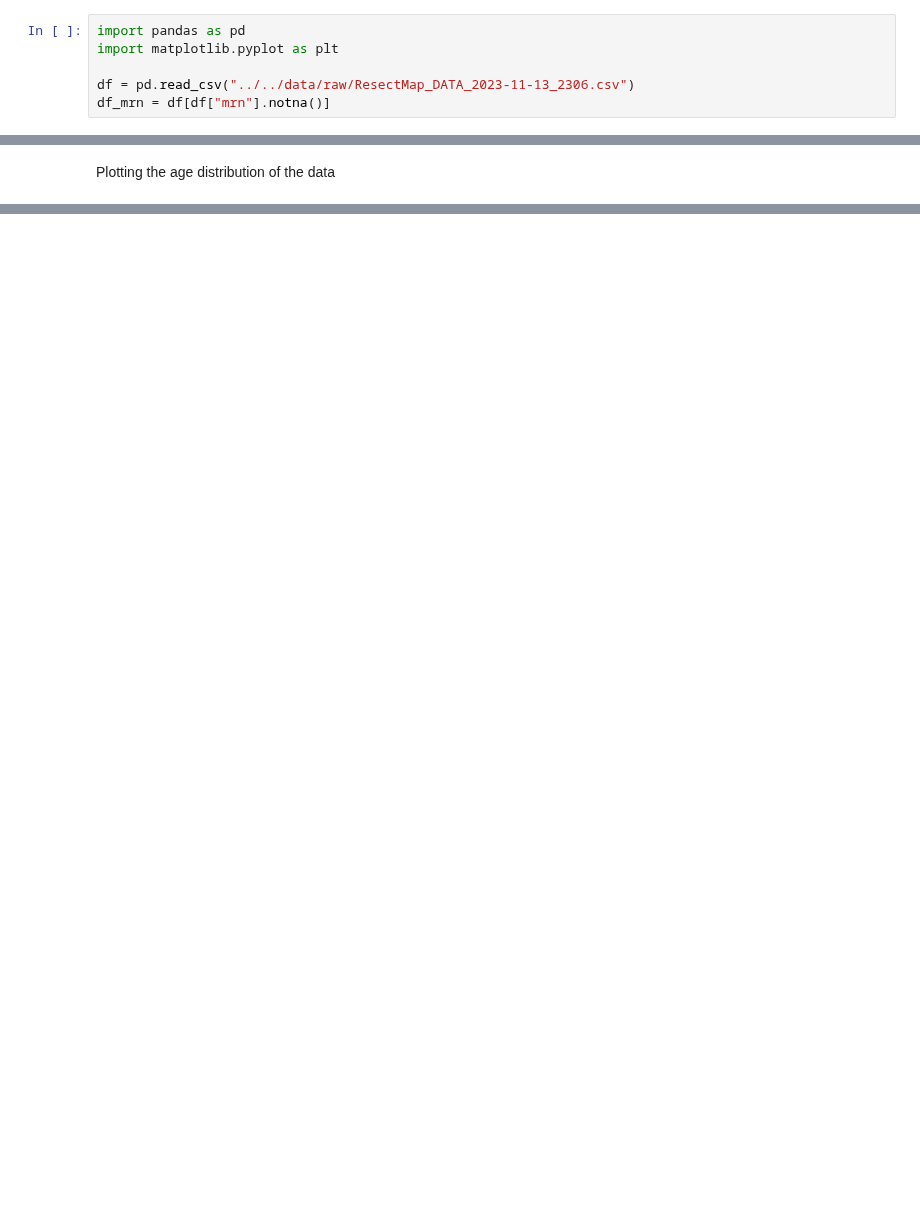
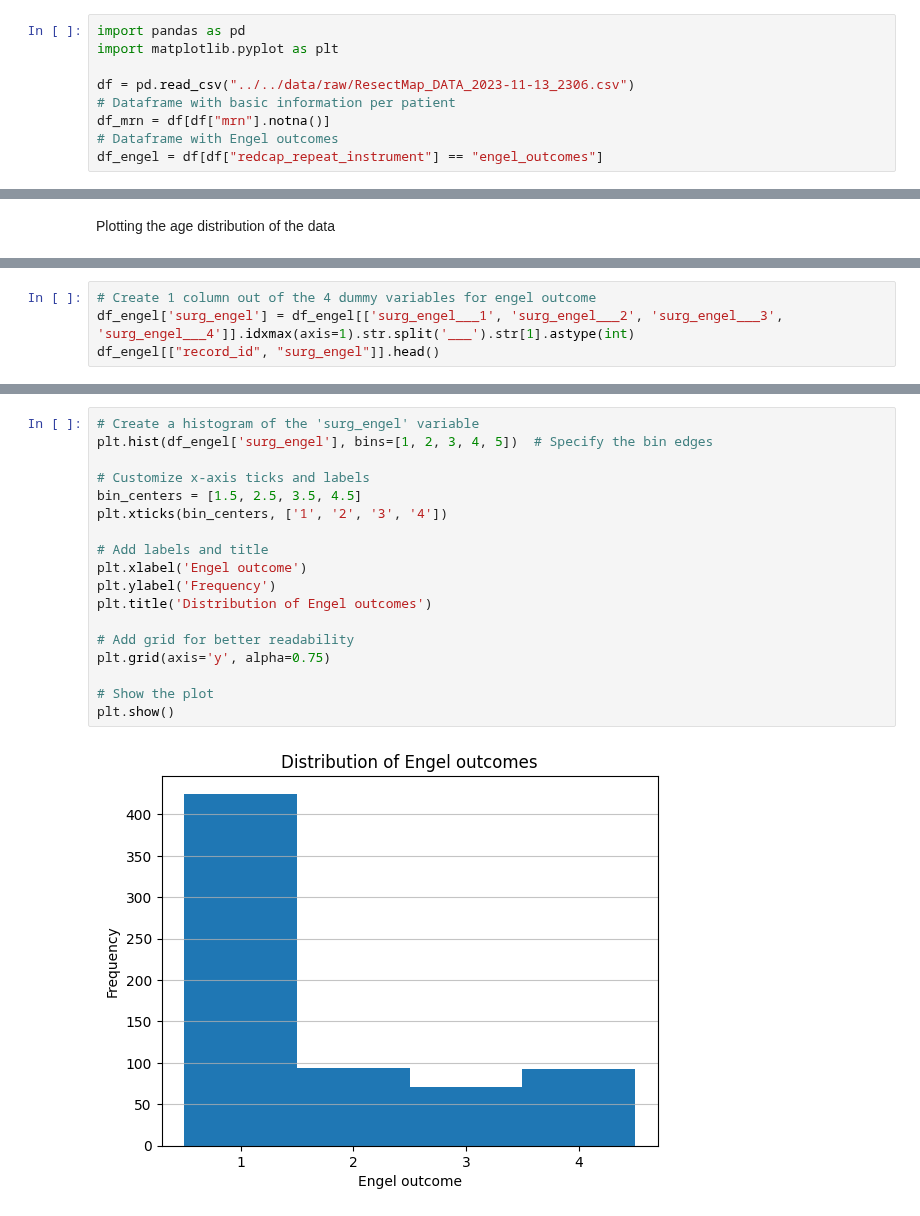
Before and after one commit to AmauryPelzer/Engel-outcome-prediction, a Jupyter notebook: notebooks/1. preprocessing/preprocessing.ipynb, the cells around one changed output, grey strips where cells are left out. Cells and saved outputs as stored; diff of their text form; blank space fills up the shorter version.

```diff
--- a/notebooks/1. preprocessing/preprocessing.ipynb
+++ b/notebooks/1. preprocessing/preprocessing.ipynb
@@ -5,4 +5,7 @@ import pandas as pd
 import matplotlib.pyplot as plt
 
 df = pd.read_csv("../../data/raw/ResectMap_DATA_2023-11-13_2306.csv")
+# Dataframe with basic information per patient
 df_mrn = df[df["mrn"].notna()]
+# Dataframe with Engel outcomes
+df_engel = df[df["redcap_repeat_instrument"] == "engel_outcomes"]
@@ -37,0 +71,4 @@ Name: sex_gender, dtype: int64
+# %%
+# Create 1 column out of the 4 dummy variables for engel outcome
+df_engel['surg_engel'] = df_engel[['surg_engel___1', 'surg_engel___2', 'surg_engel___3', 'surg_engel___4']].idxmax(axis=1).str.split('___').str[1].astype(int)
+df_engel[["record_id", "surg_engel"]].head()
@@ -37,0 +87,20 @@ Name: sex_gender, dtype: int64
+# %%
+# Create a histogram of the 'surg_engel' variable
+plt.hist(df_engel['surg_engel'], bins=[1, 2, 3, 4, 5])  # Specify the bin edges
+
+# Customize x-axis ticks and labels
+bin_centers = [1.5, 2.5, 3.5, 4.5]
+plt.xticks(bin_centers, ['1', '2', '3', '4'])
+
+# Add labels and title
+plt.xlabel('Engel outcome')
+plt.ylabel('Frequency')
+plt.title('Distribution of Engel outcomes')
+
+# Add grid for better readability
+plt.grid(axis='y', alpha=0.75)
+
+# Show the plot
+plt.show()
+# %% [output]
+[figure, added]
```
Also changed, not shown: parts of 9 cells of this notebook.
